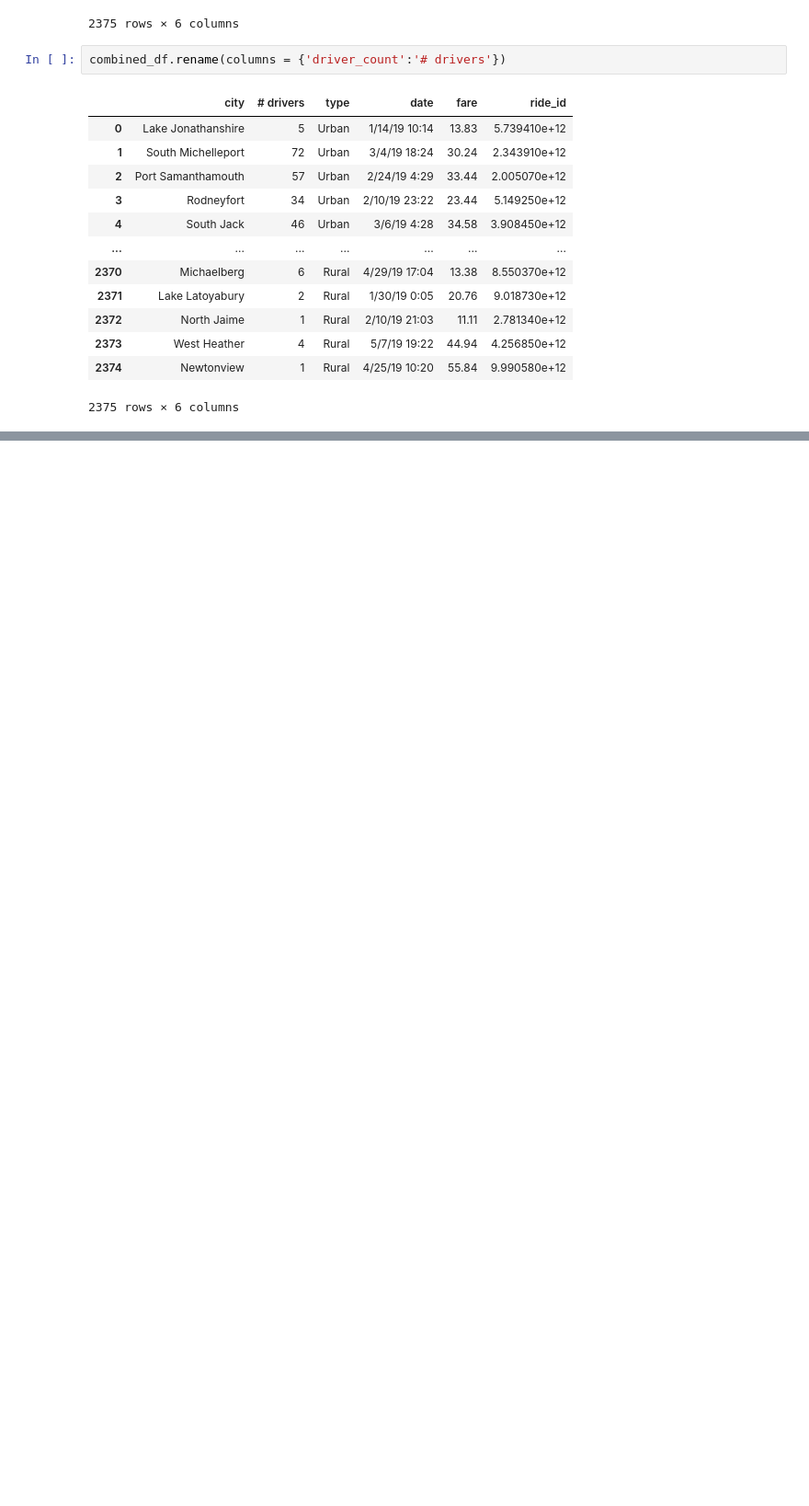
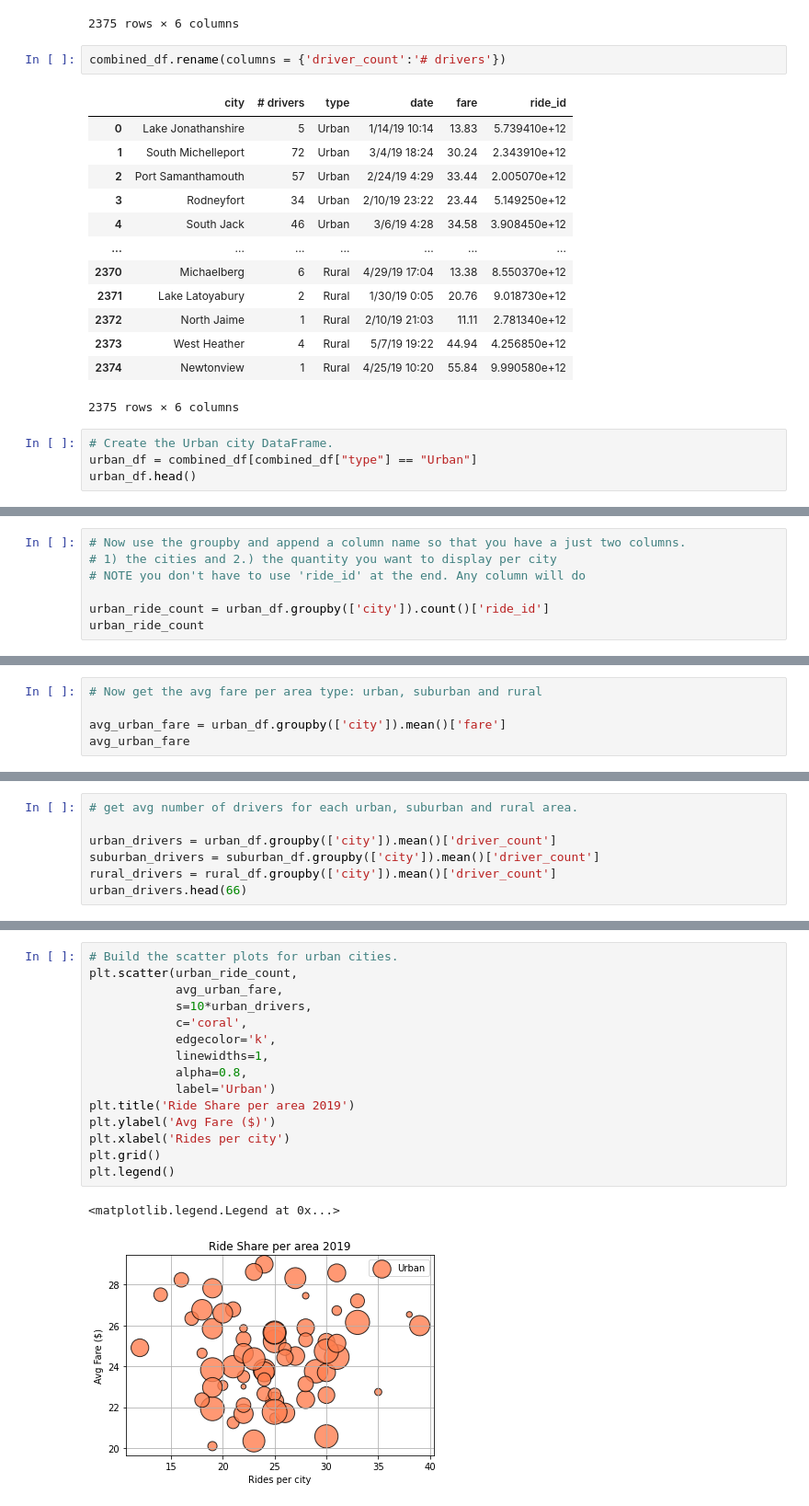
Before and after one commit to carlosjennings1991/PyBer_Analysis, a Jupyter notebook: PyBer.ipynb, the cells around one changed output, grey strips where cells are left out. Shown: that part at 92% size. Saved outputs shown, nothing was run; the diff lists cells and outputs as text; blank space fills up the shorter version.

```diff
--- a/PyBer.ipynb
+++ b/PyBer.ipynb
@@ -219,3 +242,7 @@ combined_df.rename(columns = {'driver_count':'# drivers'})
 | 2373 | West Heather | 4 | Rural | 5/7/19 19:22 | 44.94 | 4.256850e+12 |
 | 2374 | Newtonview | 1 | Rural | 4/25/19 10:20 | 55.84 | 9.990580e+12 |
 2375 rows × 6 columns
+# %%
+# Create the Urban city DataFrame.
+urban_df = combined_df[combined_df["type"] == "Urban"]
+urban_df.head()
@@ -221,0 +299,7 @@ combined_df.rename(columns = {'driver_count':'# drivers'})
+# %%
+# Now use the groupby and append a column name so that you have a just two columns.
+# 1) the cities and 2.) the quantity you want to display per city
+# NOTE you don't have to use 'ride_id' at the end. Any column will do
+
+urban_ride_count = urban_df.groupby(['city']).count()['ride_id']
+urban_ride_count
@@ -221,0 +369,5 @@ combined_df.rename(columns = {'driver_count':'# drivers'})
+# %%
+# Now get the avg fare per area type: urban, suburban and rural
+
+avg_urban_fare = urban_df.groupby(['city']).mean()['fare']
+avg_urban_fare
@@ -221,0 +420,7 @@ combined_df.rename(columns = {'driver_count':'# drivers'})
+# %%
+# get avg number of drivers for each urban, suburban and rural area.
+
+urban_drivers = urban_df.groupby(['city']).mean()['driver_count']
+suburban_drivers = suburban_df.groupby(['city']).mean()['driver_count']
+rural_drivers = rural_df.groupby(['city']).mean()['driver_count']
+urban_drivers.head(66)
@@ -221,0 +443,18 @@ combined_df.rename(columns = {'driver_count':'# drivers'})
+# %%
+# Build the scatter plots for urban cities.
+plt.scatter(urban_ride_count,
+            avg_urban_fare,
+            s=10*urban_drivers,
+            c='coral',
+            edgecolor='k',
+            linewidths=1,
+            alpha=0.8,
+            label='Urban')
+plt.title('Ride Share per area 2019')
+plt.ylabel('Avg Fare ($)')
+plt.xlabel('Rides per city')
+plt.grid()
+plt.legend()
+# %% [output]
+<matplotlib.legend.Legend at 0x...>
+[figure, added]
```
Also changed, not shown: parts of 19 cells of this notebook, 4 other files.
